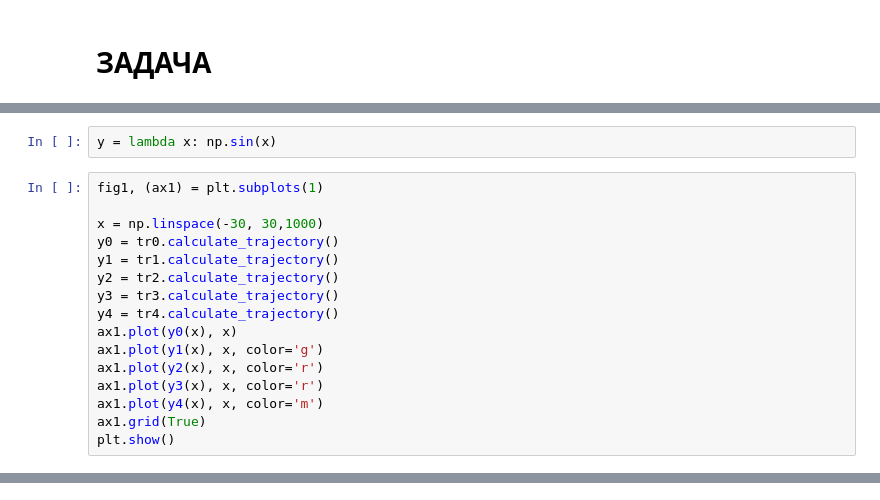
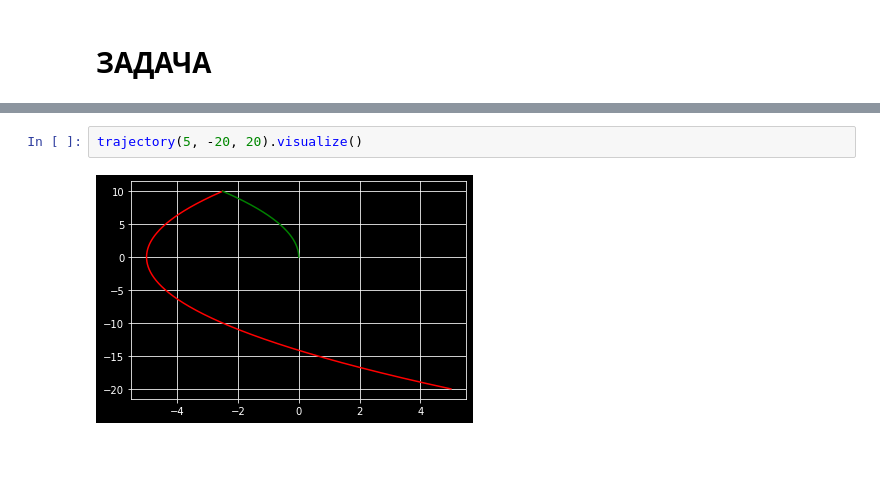
Before and after one commit to MariaKlimova/teorupr6, a Jupyter notebook: singleAxeRotation.ipynb, the cells around one changed output, grey strips where cells are left out. Saved outputs shown, nothing was run; the diff lists cells and outputs as text; blank space fills up the shorter version.

```diff
--- a/singleAxeRotation.ipynb
+++ b/singleAxeRotation.ipynb
@@ -31,18 +7,0 @@ list(map(mult, [2, 3, 4]))
-# %%
-y = lambda x: np.sin(x)
-# %%
-fig1, (ax1) = plt.subplots(1)
-
-x = np.linspace(-30, 30,1000)
-y0 = tr0.calculate_trajectory()
-y1 = tr1.calculate_trajectory()
-y2 = tr2.calculate_trajectory()
-y3 = tr3.calculate_trajectory()
-y4 = tr4.calculate_trajectory()
-ax1.plot(y0(x), x)
-ax1.plot(y1(x), x, color='g')
-ax1.plot(y2(x), x, color='r')
-ax1.plot(y3(x), x, color='r')
-ax1.plot(y4(x), x, color='m')
-ax1.grid(True)
-plt.show()
@@ -50,0 +104,4 @@ plt.show()
+# %%
+trajectory(5, -20, 20).visualize()
+# %% [output]
+[figure, added]
```
Also changed, not shown: parts of 10 cells of this notebook, 3 other files.
